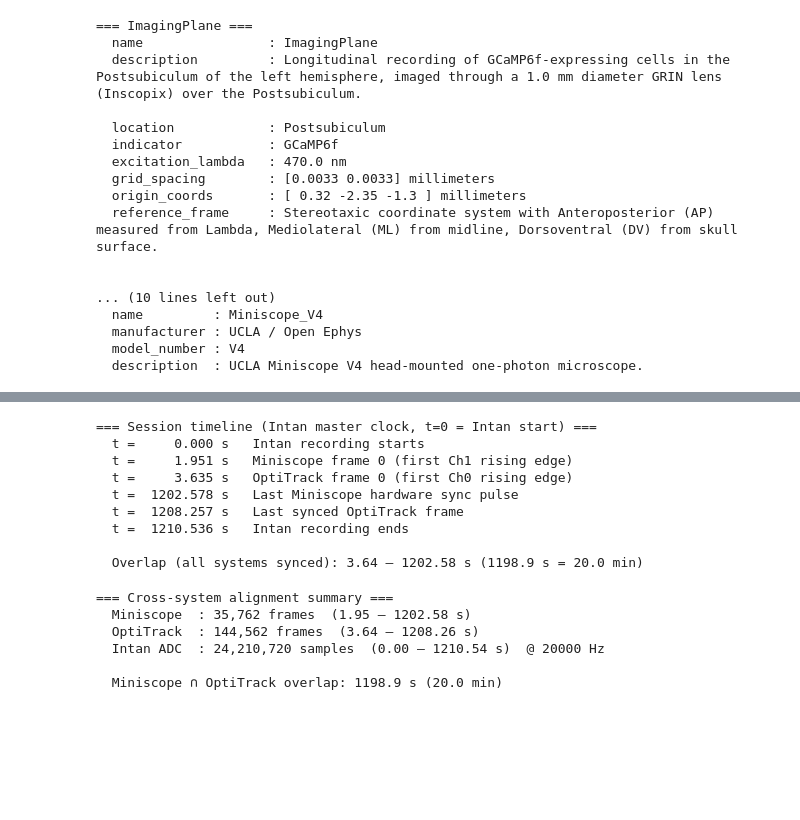
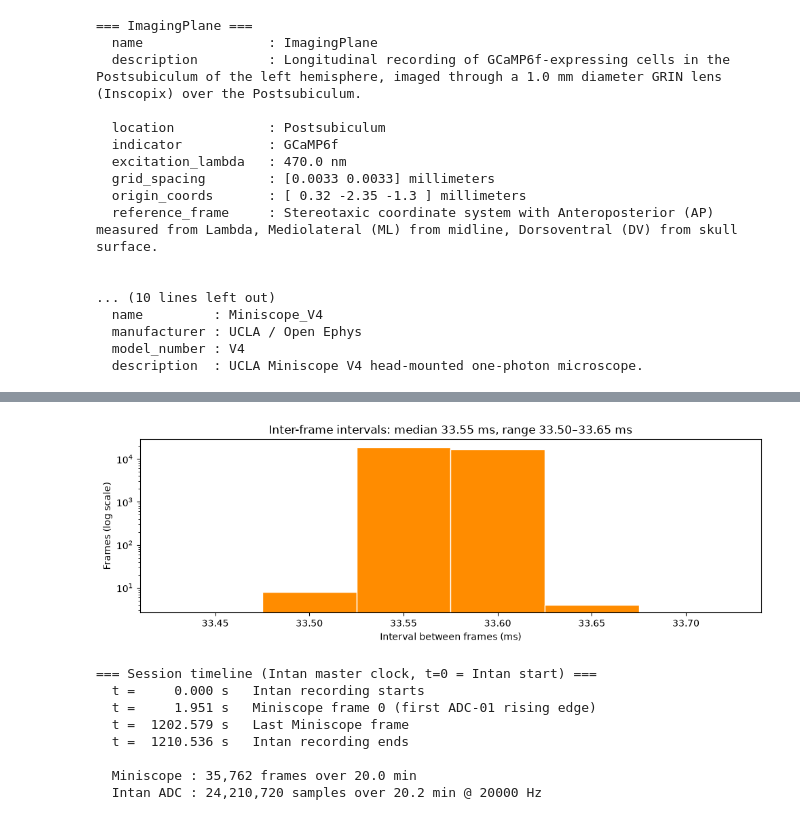
Before and after one commit to catalystneuro/peyrache-lab-to-nwb, a Jupyter notebook: src/peyrache_lab_to_nwb/tutorials/raw_imaging_demo.ipynb, the cells around one changed output, grey strips where cells are left out. Drawn from its saved outputs; the diff is of its cells as text; code cells hidden in the pictures; blank space fills up the shorter version.

```diff
--- a/src/peyrache_lab_to_nwb/tutorials/raw_imaging_demo.ipynb
+++ b/src/peyrache_lab_to_nwb/tutorials/raw_imaging_demo.ipynb
@@ -293,49 +314,45 @@ plt.show()
+# %%
+# Interval between consecutive frames. Hardware timestamps fall in a band a few Intan samples wide.
+frame_intervals_ms = np.diff(timestamps) * 1000
+
+# One bin per Intan sample (0.05 ms at 20 kHz), centred on the possible interval values.
+sample_ms = 1000 / sync_ts.rate
+bins = np.arange(frame_intervals_ms.min() - 1.5 * sample_ms, frame_intervals_ms.max() + 2 * sample_ms, sample_ms)
+
+fig, ax = plt.subplots(figsize=(10, 3.5))
+ax.hist(frame_intervals_ms, bins=bins, color="darkorange", edgecolor="white")
+ax.set_yscale("log")
+ax.set_xlabel("Interval between frames (ms)")
+ax.set_ylabel("Frames (log scale)")
+ax.set_title(f"Inter-frame intervals: median {np.median(frame_intervals_ms):.2f} ms, "
+             f"range {frame_intervals_ms.min():.2f}–{frame_intervals_ms.max():.2f} ms")
+plt.tight_layout()
+plt.show()
+# %% [output]
+[figure, added]
 # %%
 # Session timeline
 t_intan_start = t_intan[0]
 t_intan_end   = t_intan[-1]
 t_ms_start    = timestamps[0]
 t_ms_end      = timestamps[-1]
-t_ot_start    = tracking_timestamps[0]
-t_ot_end      = tracking_timestamps[-1]
 
 print("=== Session timeline (Intan master clock, t=0 = Intan start) ===")
 print(f"  t = {t_intan_start:9.3f} s   Intan recording starts")
-print(f"  t = {t_ms_start:9.3f} s   Miniscope frame 0 (first Ch1 rising edge)")
-print(f"  t = {t_ot_start:9.3f} s   OptiTrack frame 0 (first Ch0 rising edge)")
-print(f"  t = {t_ms_end:9.3f} s   Last Miniscope hardware sync pulse")
-print(f"  t = {t_ot_end:9.3f} s   Last synced OptiTrack frame")
+print(f"  t = {t_ms_start:9.3f} s   Miniscope frame 0 (first ADC-01 rising edge)")
+print(f"  t = {t_ms_end:9.3f} s   Last Miniscope frame")
 print(f"  t = {t_intan_end:9.3f} s   Intan recording ends")
 print()
-overlap_start = max(t_ms_start, t_ot_start)
-overlap_end   = min(t_ms_end, t_ot_end)
-print(f"  Overlap (all systems synced): {overlap_start:.2f} – {overlap_end:.2f} s "
-      f"({overlap_end - overlap_start:.1f} s = {(overlap_end - overlap_start)/60:.1f} min)")
+print(f"  Miniscope : {len(timestamps):,} frames over {(t_ms_end - t_ms_start)/60:.1f} min")
+print(f"  Intan ADC : {n_sync_samples:,} samples over {(t_intan_end - t_intan_start)/60:.1f} min @ {sync_ts.rate:.0f} Hz")
 # %% [output]
 === Session timeline (Intan master clock, t=0 = Intan start) ===
   t =     0.000 s   Intan recording starts
-  t =     1.951 s   Miniscope frame 0 (first Ch1 rising edge)
-  t =     3.635 s   OptiTrack frame 0 (first Ch0 rising edge)
-  t =  1202.578 s   Last Miniscope hardware sync pulse
-  t =  1208.257 s   Last synced OptiTrack frame
+  t =     1.951 s   Miniscope frame 0 (first ADC-01 rising edge)
+  t =  1202.579 s   Last Miniscope frame
   t =  1210.536 s   Intan recording ends
 
-  Overlap (all systems synced): 3.64 – 1202.58 s (1198.9 s = 20.0 min)
+  Miniscope : 35,762 frames over 20.0 min
+  Intan ADC : 24,210,720 samples over 20.2 min @ 20000 Hz
-# %%
-# Cross-system alignment summary
-print("=== Cross-system alignment summary ===")
-print(f"  Miniscope  : {len(timestamps):,} frames  ({timestamps[0]:.2f} – {timestamps[-1]:.2f} s)")
-print(f"  OptiTrack  : {len(tracking_timestamps):,} frames  ({tracking_timestamps[0]:.2f} – {tracking_timestamps[-1]:.2f} s)")
-print(f"  Intan ADC  : {n_sync_samples:,} samples  ({t_intan[0]:.2f} – {t_intan[-1]:.2f} s)  @ {sync_ts.rate:.0f} Hz")
-
-overlap_s = min(timestamps[-1], tracking_timestamps[-1]) - max(timestamps[0], tracking_timestamps[0])
-print(f"\n  Miniscope ∩ OptiTrack overlap: {overlap_s:.1f} s ({overlap_s/60:.1f} min)")
-# %% [output]
-=== Cross-system alignment summary ===
-  Miniscope  : 35,762 frames  (1.95 – 1202.58 s)
-  OptiTrack  : 144,562 frames  (3.64 – 1208.26 s)
-  Intan ADC  : 24,210,720 samples  (0.00 – 1210.54 s)  @ 20000 Hz
-
-  Miniscope ∩ OptiTrack overlap: 1198.9 s (20.0 min)
 # %%
 nwbfile.read_io.close()
```
Also changed, not shown: parts of 11 cells of this notebook.
